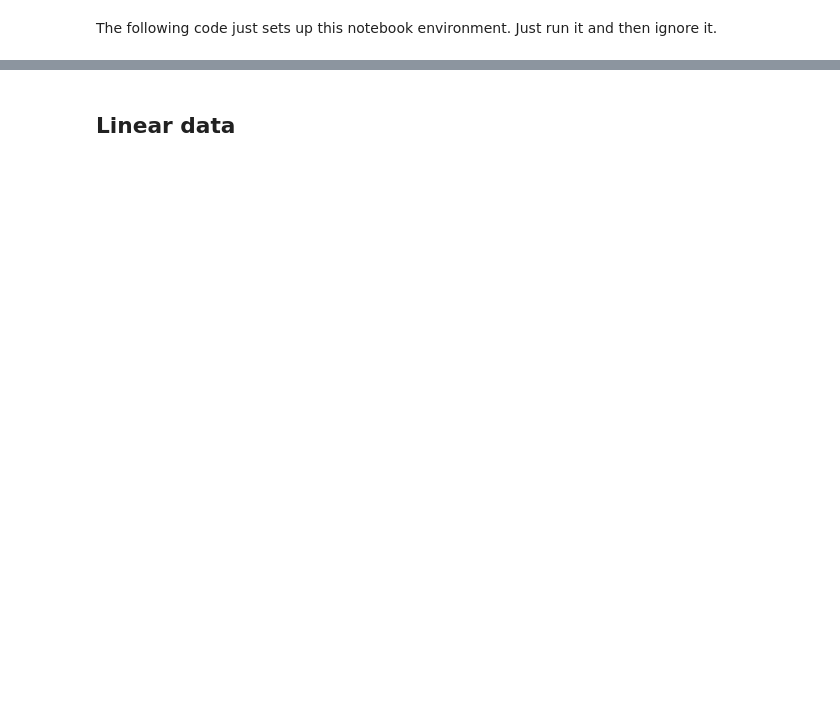
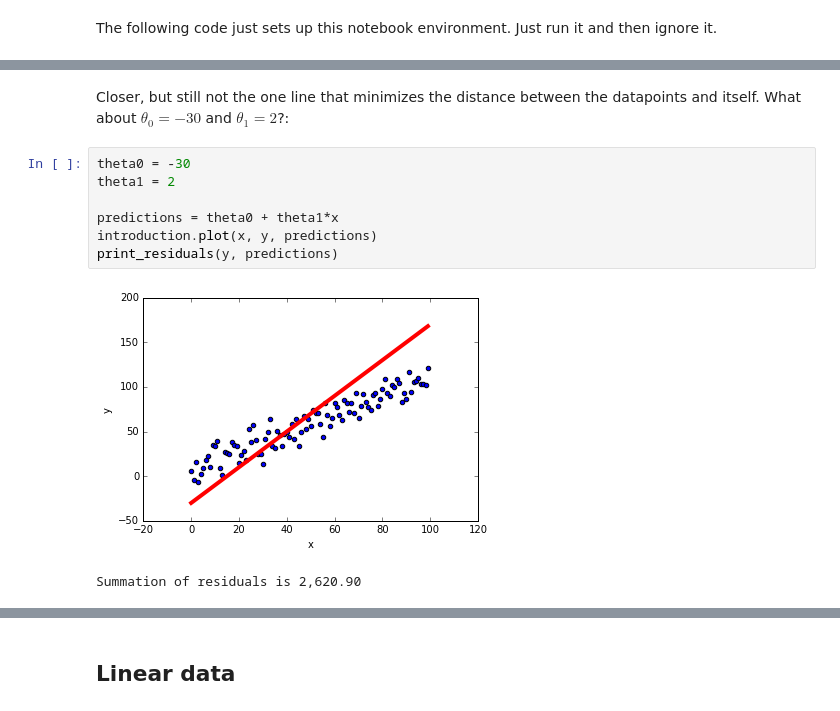
Before and after one commit to dfarren/castilleja, a Jupyter notebook: notebooks/Regression.ipynb, the cells around one changed output, grey strips where cells are left out. Saved outputs shown, nothing was run; the diff lists cells and outputs as text; blank space fills up the shorter version.

```diff
--- a/notebooks/Regression.ipynb
+++ b/notebooks/Regression.ipynb
@@ -48,0 +72,12 @@ import pdb
+# %% [markdown]
+Closer, but still not the one line that minimizes the distance between the datapoints and itself. What about $\theta_0 = -30$ and $\theta_1 = 2$?:
+# %%
+theta0 = -30
+theta1 = 2
+
+predictions = theta0 + theta1*x
+introduction.plot(x, y, predictions)
+print_residuals(y, predictions)
+# %% [output]
+[figure, added]
+Summation of residuals is 2,620.90
```
Also changed, not shown: parts of 27 cells of this notebook, 1 other file.
